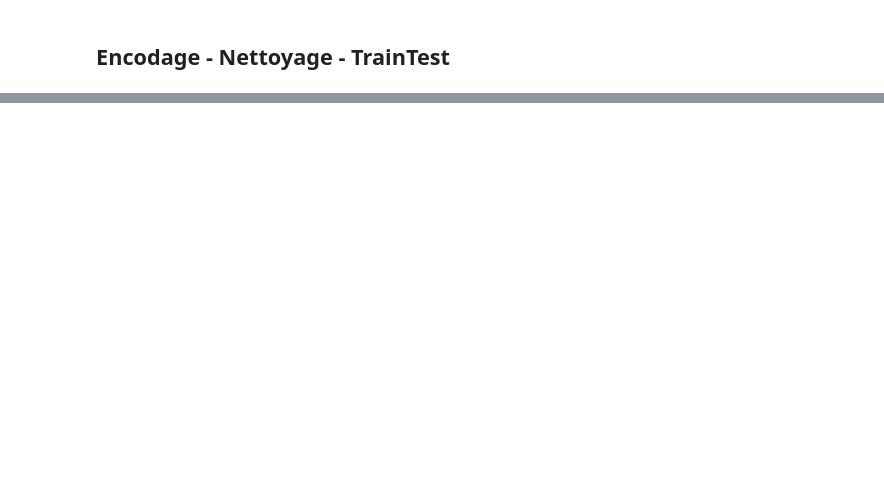
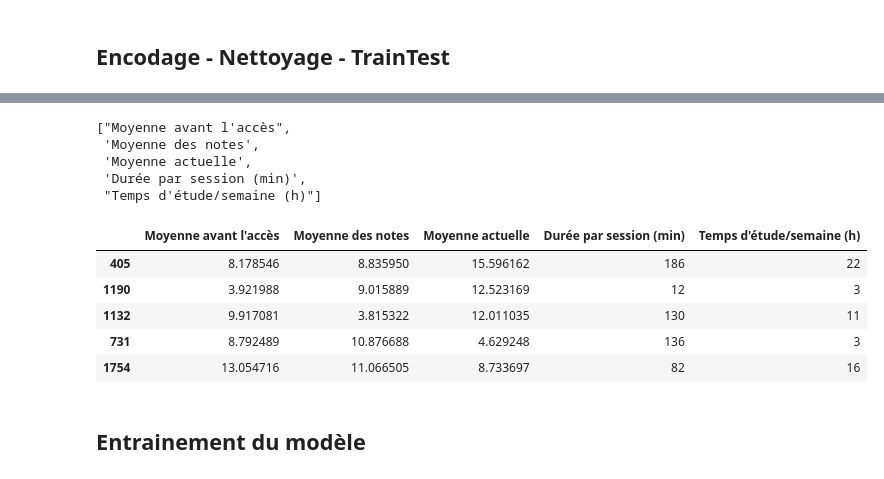
Before and after one commit to SRomeo-dev/Connexion-IESR, a Jupyter notebook: Model.ipynb, the cells around one changed output, grey strips where cells are left out. Saved outputs shown, nothing was run; the diff lists cells and outputs as text; code cells hidden in the pictures; blank space fills up the shorter version.

Commit message:
Entrainement et optiminisation

```diff
--- a/Model.ipynb
+++ b/Model.ipynb
@@ -427,0 +576,25 @@ df.head()
+# %%
+seuil = 0.070183
+variables_selectionnees = feature_importances_df_sorted[feature_importances_df_sorted['Importance'] > seuil].index.to_list()
+# %%
+variables_selectionnees
+# %% [output]
+["Moyenne avant l'accès",
+ 'Moyenne des notes',
+ 'Moyenne actuelle',
+ 'Durée par session (min)',
+ "Temps d'étude/semaine (h)"]
+# %%
+X_train = X_train[variables_selectionnees]
+X_test = X_test[variables_selectionnees]
+# %%
+X_test.head()
+# %% [output]
+|  | Moyenne avant l'accès | Moyenne des notes | Moyenne actuelle | Durée par session (min) | Temps d'étude/semaine (h) |
+| 405 | 8.178546 | 8.835950 | 15.596162 | 186 | 22 |
+| 1190 | 3.921988 | 9.015889 | 12.523169 | 12 | 3 |
+| 1132 | 9.917081 | 3.815322 | 12.011035 | 130 | 11 |
+| 731 | 8.792489 | 10.876688 | 4.629248 | 136 | 3 |
+| 1754 | 13.054716 | 11.066505 | 8.733697 | 82 | 16 |
+# %% [markdown]
+## Entrainement du modèle
```
Also changed, not shown: parts of 65 cells of this notebook, 1 other file.
